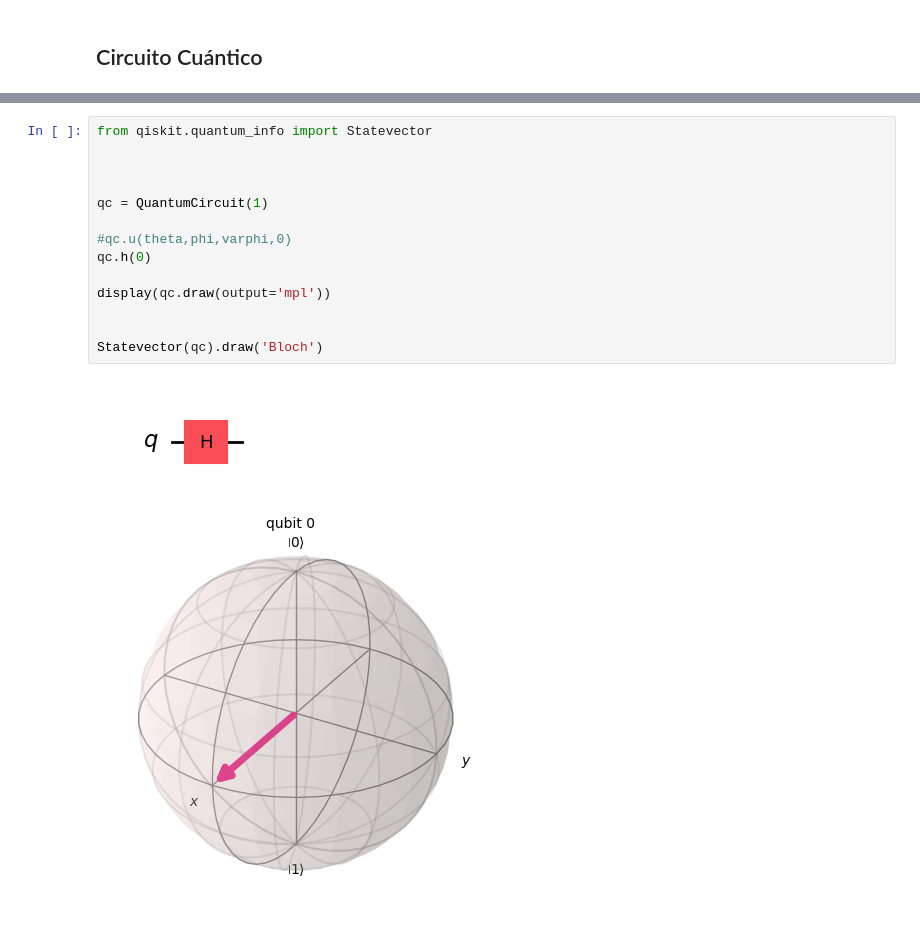
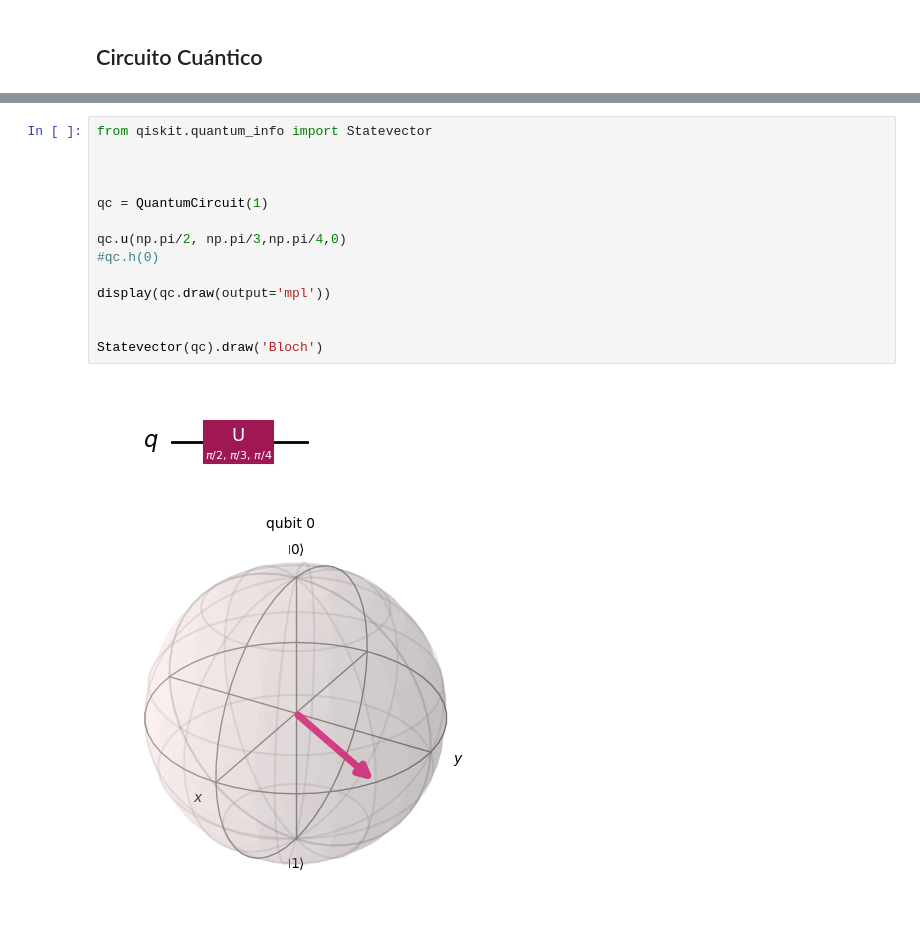
Before and after one commit to jamasole/FICC_notebook, a Jupyter notebook: 02_Cubits/021_Cubits.ipynb, the cells around one changed output, grey strips where cells are left out. Drawn from its saved outputs; the diff is of its cells as text.

```diff
--- a/02_Cubits/021_Cubits.ipynb
+++ b/02_Cubits/021_Cubits.ipynb
@@ -620,17 +627,17 @@ se representa mediante un cuadrado que contiene los datos del operador asociado
 # %%
 from qiskit.quantum_info import Statevector
 
 
 
 qc = QuantumCircuit(1)
 
-#qc.u(theta,phi,varphi,0)
-qc.h(0)
+qc.u(np.pi/2, np.pi/3,np.pi/4,0)
+#qc.h(0)
 
 display(qc.draw(output='mpl'))
 
 
 Statevector(qc).draw('Bloch')
 # %% [output]
-[figure, old version]
+[figure, new version]
-[figure, old version]
+[figure, new version]
```
Also changed, not shown: parts of 14 cells of this notebook.
